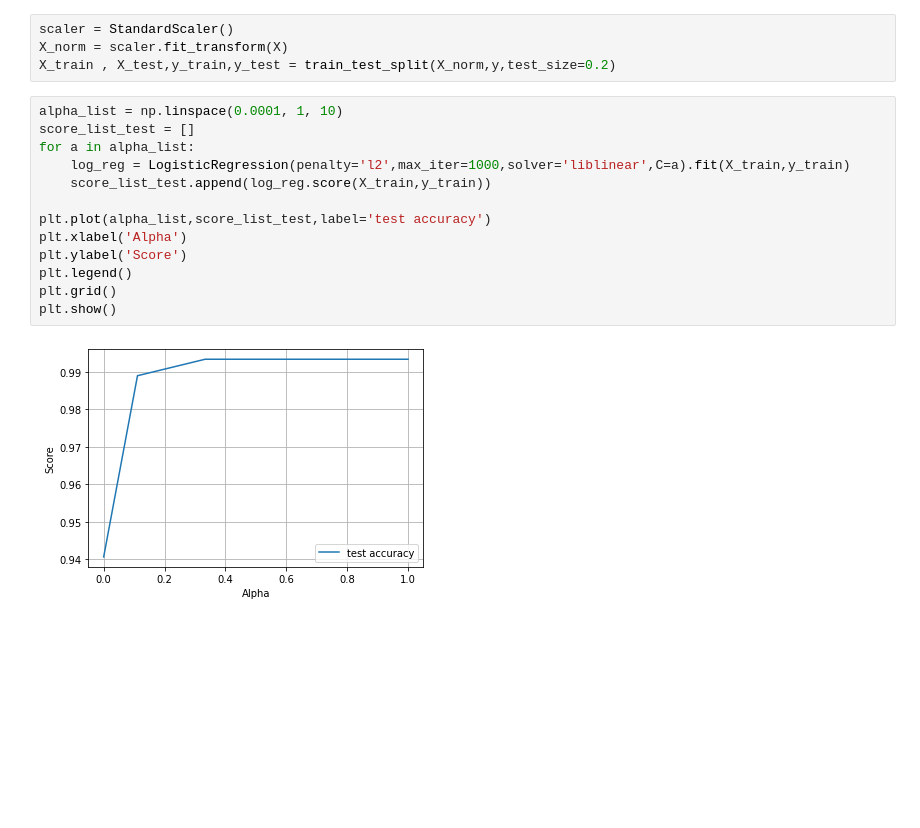
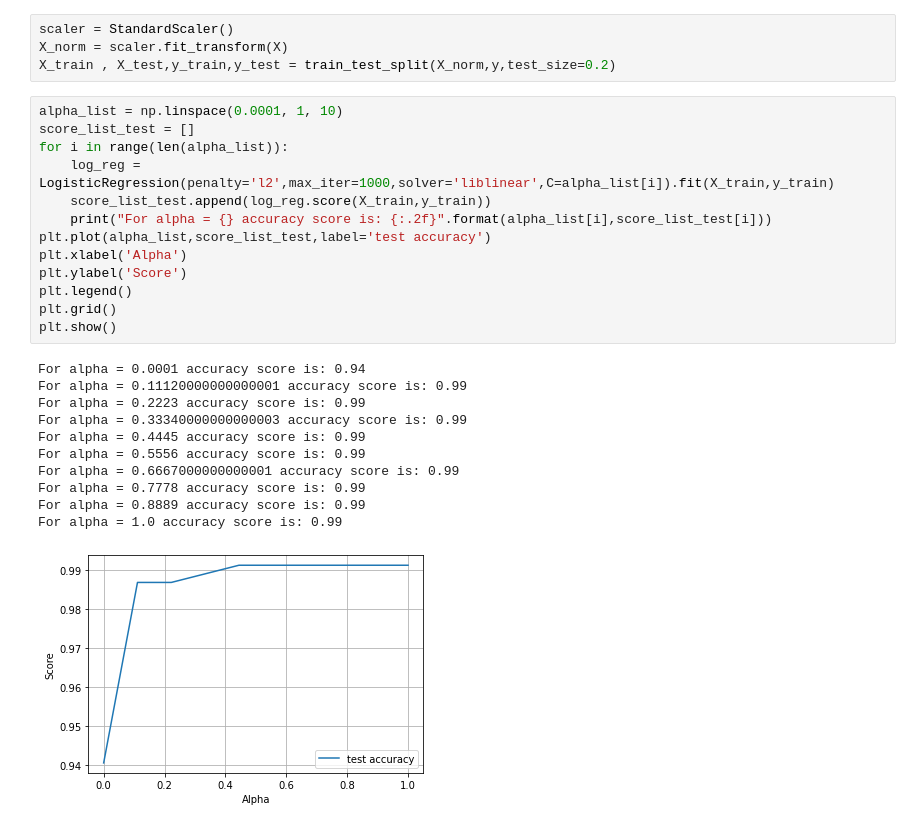
Before and after one commit to adamjstasiak/Machine_Learning_AiR_AGH, a Jupyter notebook: Lab_4/Lab_4.ipynb, the cells around one changed output. Saved outputs shown, nothing was run; the diff lists cells and outputs as text; blank space fills up the shorter version.

```diff
--- a/Lab_4/Lab_4.ipynb
+++ b/Lab_4/Lab_4.ipynb
@@ -241,15 +242,25 @@ X_train , X_test,y_train,y_test = train_test_split(X_norm,y,test_size=0.2)
 # %%
 alpha_list = np.linspace(0.0001, 1, 10)
 score_list_test = []
-for a in alpha_list:
-    log_reg = LogisticRegression(penalty='l2',max_iter=1000,solver='liblinear',C=a).fit(X_train,y_train)
+for i in range(len(alpha_list)):
+    log_reg = LogisticRegression(penalty='l2',max_iter=1000,solver='liblinear',C=alpha_list[i]).fit(X_train,y_train)
     score_list_test.append(log_reg.score(X_train,y_train))
-
+    print("For alpha = {} accuracy score is: {:.2f}".format(alpha_list[i],score_list_test[i]))
 plt.plot(alpha_list,score_list_test,label='test accuracy')
 plt.xlabel('Alpha')
 plt.ylabel('Score')
 plt.legend()
 plt.grid()
 plt.show()
 # %% [output]
+For alpha = 0.0001 accuracy score is: 0.94
+For alpha = 0.11120000000000001 accuracy score is: 0.99
+For alpha = 0.2223 accuracy score is: 0.99
+For alpha = 0.33340000000000003 accuracy score is: 0.99
+For alpha = 0.4445 accuracy score is: 0.99
+For alpha = 0.5556 accuracy score is: 0.99
+For alpha = 0.6667000000000001 accuracy score is: 0.99
+For alpha = 0.7778 accuracy score is: 0.99
+For alpha = 0.8889 accuracy score is: 0.99
+For alpha = 1.0 accuracy score is: 0.99
-[figure, old version]
+[figure, new version]
```
Also changed, not shown: parts of 1 cell of this notebook.
